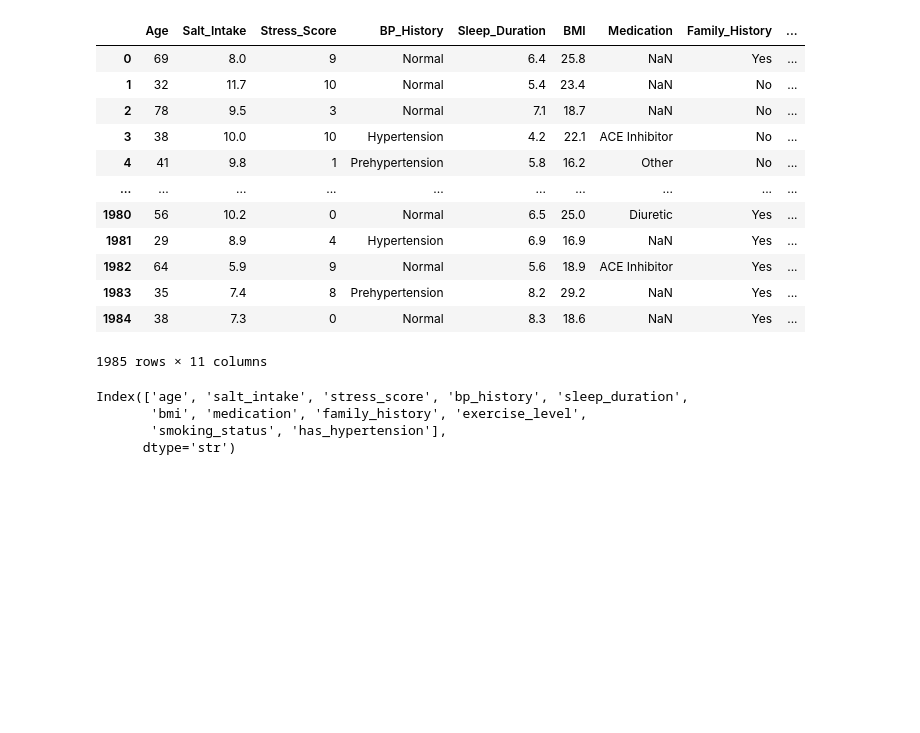
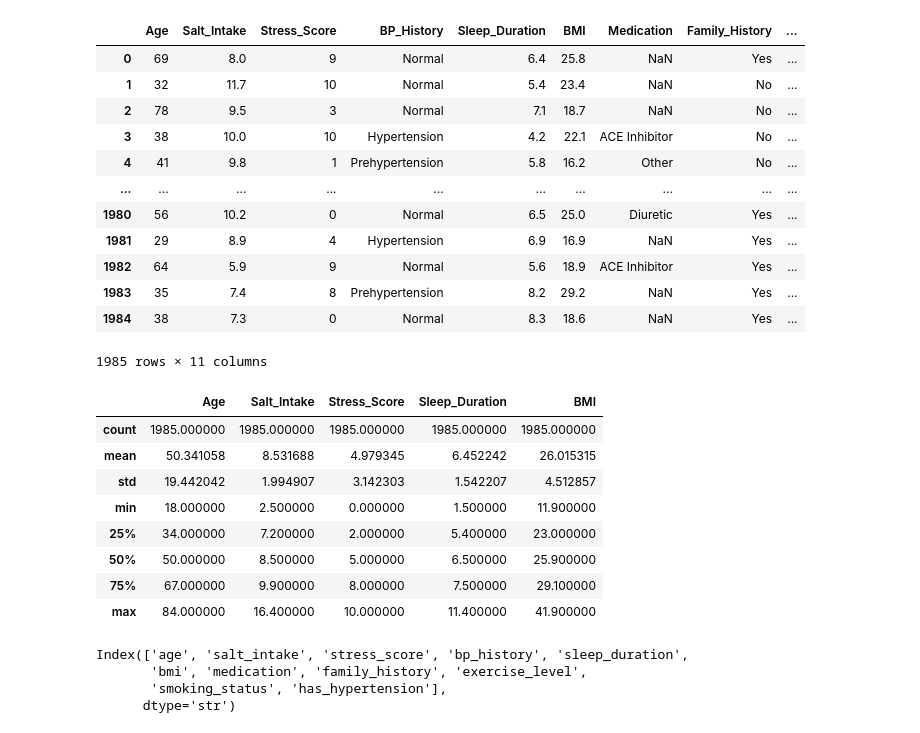
Before and after one commit to rahulghoshal/HYPERTENSION-PREDICTION, a Jupyter notebook: model.ipynb, the cells around one changed output. Drawn from its saved outputs; the diff is of its cells as text; code cells hidden in the pictures; blank space fills up the shorter version.

```diff
--- a/model.ipynb
+++ b/model.ipynb
@@ -19,6 +19,18 @@ df
 | 1983 | 35 | 7.4 | 8 | Prehypertension | 8.2 | 29.2 | NaN | Yes | ... |
 | 1984 | 38 | 7.3 | 0 | Normal | 8.3 | 18.6 | NaN | Yes | ... |
 1985 rows × 11 columns
+# %%
+df.describe()
+# %% [output]
+|  | Age | Salt_Intake | Stress_Score | Sleep_Duration | BMI |
+| count | 1985.000000 | 1985.000000 | 1985.000000 | 1985.000000 | 1985.000000 |
+| mean | 50.341058 | 8.531688 | 4.979345 | 6.452242 | 26.015315 |
+| std | 19.442042 | 1.994907 | 3.142303 | 1.542207 | 4.512857 |
+| min | 18.000000 | 2.500000 | 0.000000 | 1.500000 | 11.900000 |
+| 25% | 34.000000 | 7.200000 | 2.000000 | 5.400000 | 23.000000 |
+| 50% | 50.000000 | 8.500000 | 5.000000 | 6.500000 | 25.900000 |
+| 75% | 67.000000 | 9.900000 | 8.000000 | 7.500000 | 29.100000 |
+| max | 84.000000 | 16.400000 | 10.000000 | 11.400000 | 41.900000 |
 # %%
 df.columns = df.columns.str.lower()
 df.columns
```
Also changed, not shown: parts of 9 cells of this notebook.
